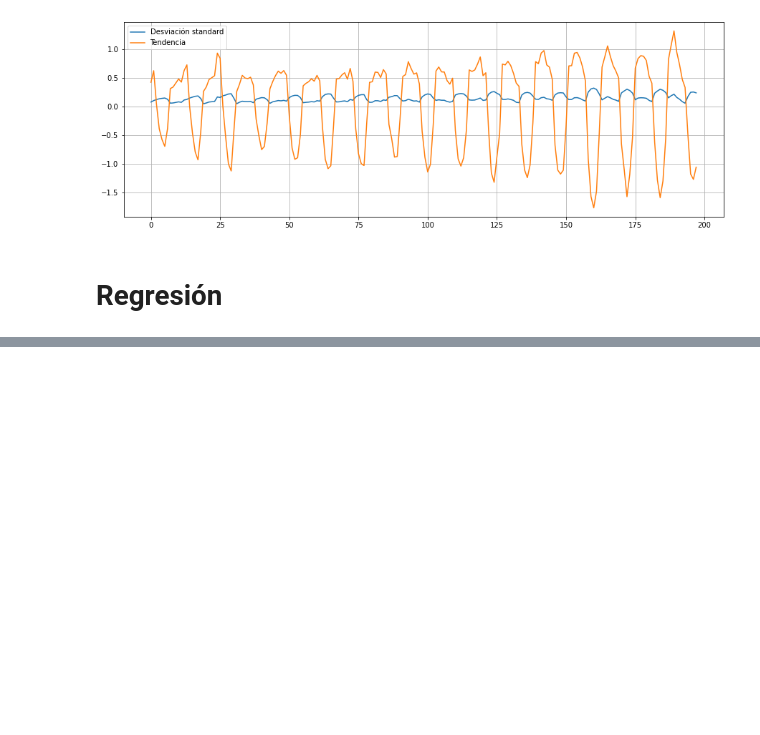
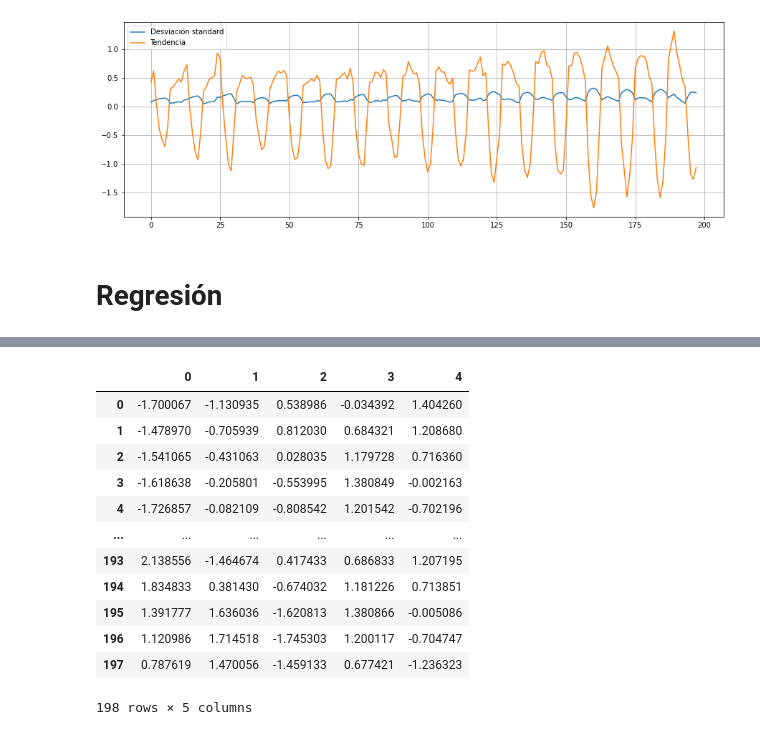
Before and after one commit to RBN421/Aprendizaje_Autom-tico_Avanzado_2024, a Jupyter notebook: Modulo 2_Clase/2.7 Intervalos.ipynb, the cells around one changed output, grey strips where cells are left out. Saved outputs shown, nothing was run; the diff lists cells and outputs as text; code cells hidden in the pictures; blank space fills up the shorter version.

```diff
--- a/Modulo 2_Clase/2.7 Intervalos.ipynb
+++ b/Modulo 2_Clase/2.7 Intervalos.ipynb
@@ -184,0 +189,16 @@ X.shape,Y.shape
+# %%
+pd.DataFrame(X)
+# %% [output]
+|  | 0 | 1 | 2 | 3 | 4 |
+| 0 | -1.700067 | -1.130935 | 0.538986 | -0.034392 | 1.404260 |
+| 1 | -1.478970 | -0.705939 | 0.812030 | 0.684321 | 1.208680 |
+| 2 | -1.541065 | -0.431063 | 0.028035 | 1.179728 | 0.716360 |
+| 3 | -1.618638 | -0.205801 | -0.553995 | 1.380849 | -0.002163 |
+| 4 | -1.726857 | -0.082109 | -0.808542 | 1.201542 | -0.702196 |
+| ... | ... | ... | ... | ... | ... |
+| 193 | 2.138556 | -1.464674 | 0.417433 | 0.686833 | 1.207195 |
+| 194 | 1.834833 | 0.381430 | -0.674032 | 1.181226 | 0.713851 |
+| 195 | 1.391777 | 1.636036 | -1.620813 | 1.380866 | -0.005086 |
+| 196 | 1.120986 | 1.714518 | -1.745303 | 1.200117 | -0.704747 |
+| 197 | 0.787619 | 1.470056 | -1.459133 | 0.677421 | -1.236323 |
+198 rows × 5 columns
```
Also changed, not shown: parts of 7 cells of this notebook.
